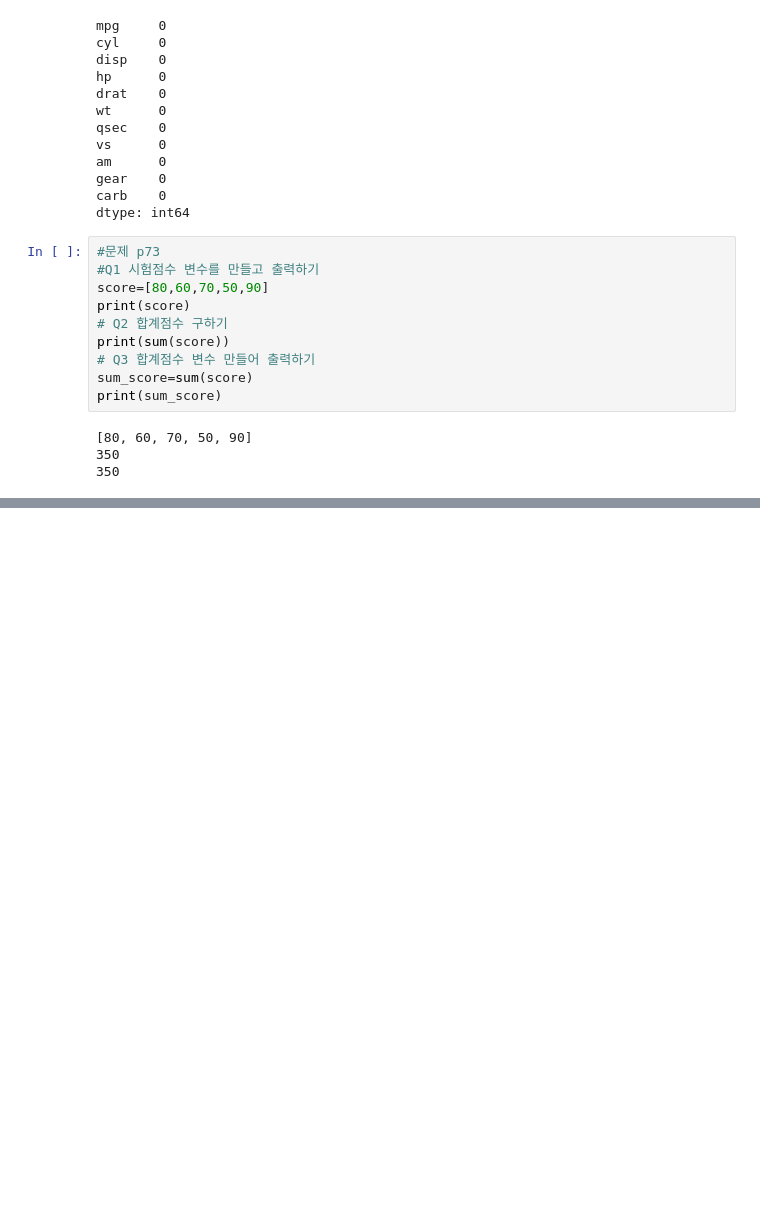
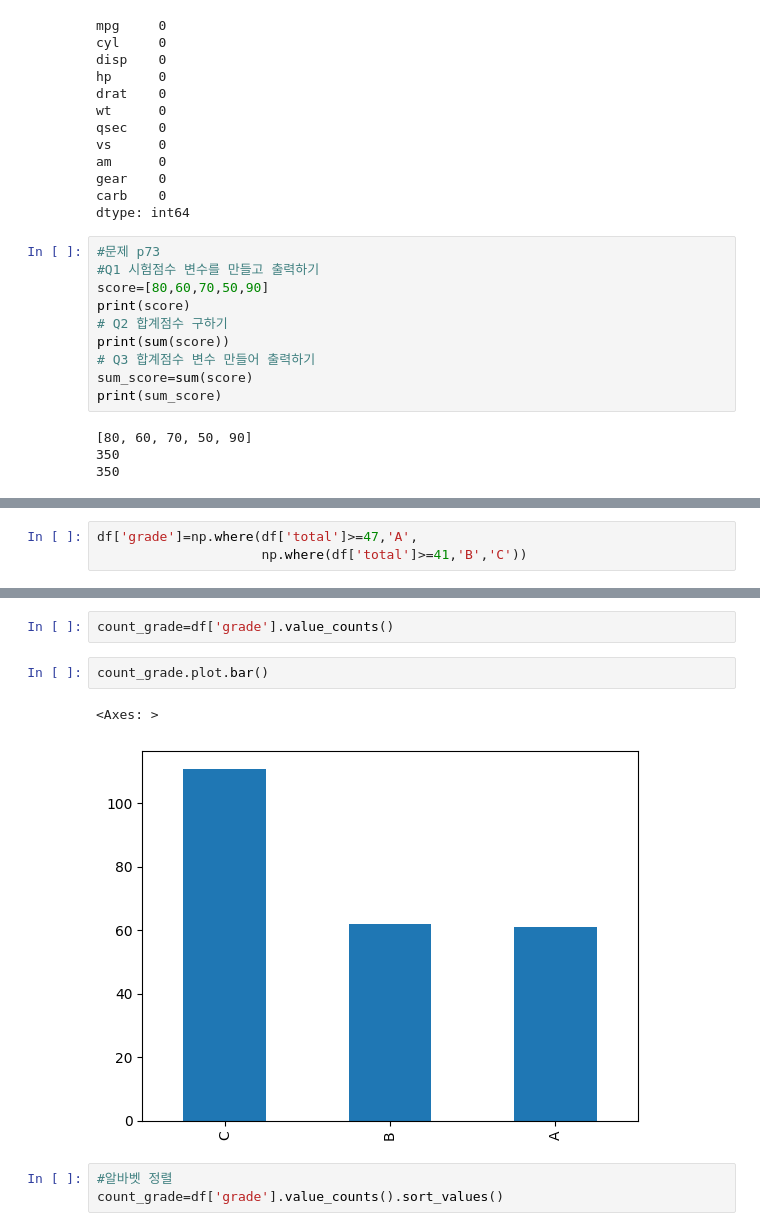
Before and after one commit to sehee12311/data_analy_study, a Jupyter notebook: 데이터분석_a_to_z.ipynb, the cells around one changed output, grey strips where cells are left out. Cells and saved outputs as stored; diff of their text form; blank space fills up the shorter version.

```diff
--- a/데이터분석_a_to_z.ipynb
+++ b/데이터분석_a_to_z.ipynb
@@ -175,0 +431,3 @@ print(sum_score)
+# %%
+df['grade']=np.where(df['total']>=47,'A',
+                     np.where(df['total']>=41,'B','C'))
@@ -175,0 +441,10 @@ print(sum_score)
+# %%
+count_grade=df['grade'].value_counts()
+# %%
+count_grade.plot.bar()
+# %% [output]
+<Axes: >
+[figure, added]
+# %%
+#알바벳 정렬
+count_grade=df['grade'].value_counts().sort_values()
```
Also changed, not shown: parts of 47 cells of this notebook.
